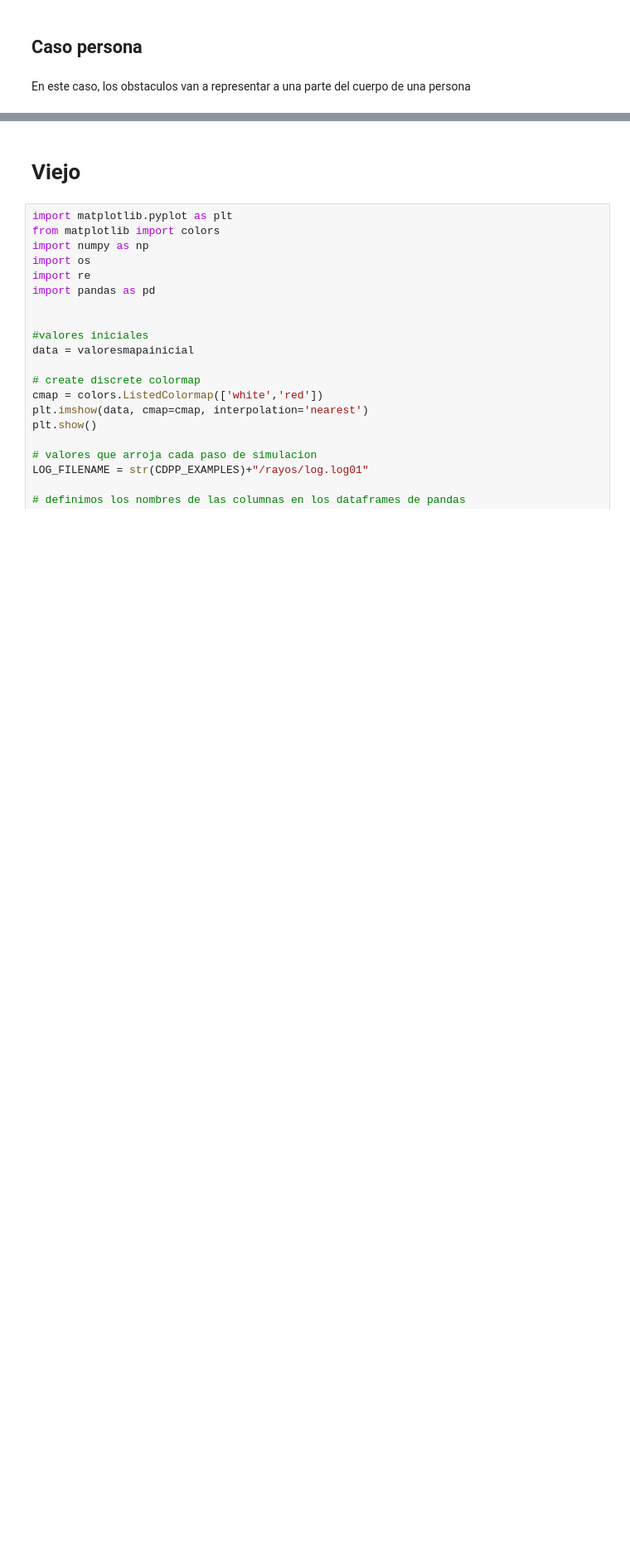
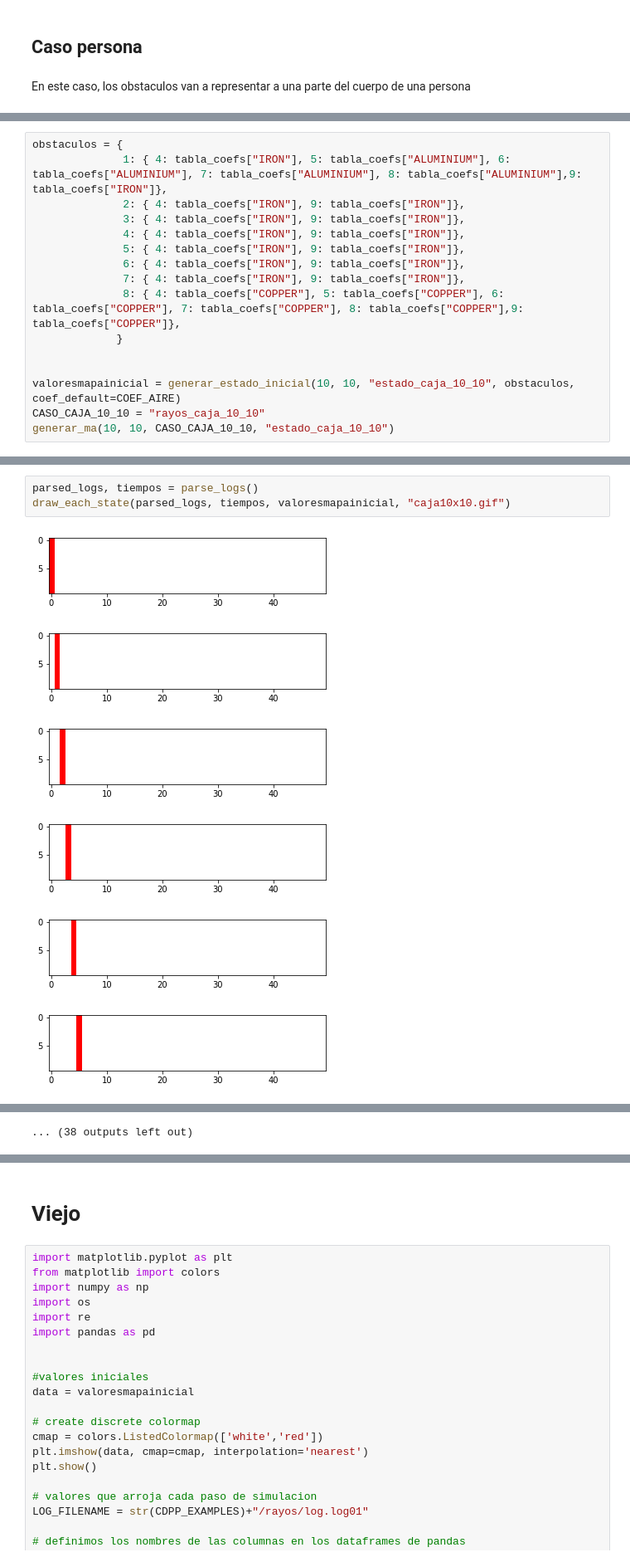
Before and after one commit to giselabelen/SED2021, a Jupyter notebook: TP2/TP2_ModeloConceptual.ipynb, the cells around one changed output, grey strips where cells are left out. Shown: that part at 83% size. Cells and saved outputs as stored; diff of their text form; blank space fills up the shorter version.

```diff
--- a/TP2/TP2_ModeloConceptual.ipynb
+++ b/TP2/TP2_ModeloConceptual.ipynb
@@ -511,0 +707,16 @@ En este caso, los obstaculos van a representar a una parte del cuerpo de una per
+# %%
+obstaculos = {
+              1: { 4: tabla_coefs["IRON"], 5: tabla_coefs["ALUMINIUM"], 6: tabla_coefs["ALUMINIUM"], 7: tabla_coefs["ALUMINIUM"], 8: tabla_coefs["ALUMINIUM"],9: tabla_coefs["IRON"]},
+              2: { 4: tabla_coefs["IRON"], 9: tabla_coefs["IRON"]},
+              3: { 4: tabla_coefs["IRON"], 9: tabla_coefs["IRON"]},
+              4: { 4: tabla_coefs["IRON"], 9: tabla_coefs["IRON"]},
+              5: { 4: tabla_coefs["IRON"], 9: tabla_coefs["IRON"]},
+              6: { 4: tabla_coefs["IRON"], 9: tabla_coefs["IRON"]},
+              7: { 4: tabla_coefs["IRON"], 9: tabla_coefs["IRON"]},
+              8: { 4: tabla_coefs["COPPER"], 5: tabla_coefs["COPPER"], 6: tabla_coefs["COPPER"], 7: tabla_coefs["COPPER"], 8: tabla_coefs["COPPER"],9: tabla_coefs["COPPER"]},
+             }
+
+
+valoresmapainicial = generar_estado_inicial(10, 10, "estado_caja_10_10", obstaculos, coef_default=COEF_AIRE)
+CASO_CAJA_10_10 = "rayos_caja_10_10"
+generar_ma(10, 10, CASO_CAJA_10_10, "estado_caja_10_10")
@@ -511,0 +755,10 @@ En este caso, los obstaculos van a representar a una parte del cuerpo de una per
+# %%
+parsed_logs, tiempos = parse_logs()
+draw_each_state(parsed_logs, tiempos, valoresmapainicial, "caja10x10.gif")
+# %% [output]
+[figure, added]
+[figure, added]
+[figure, added]
+[figure, added]
+[figure, added]
+[figure, added]
@@ -511,0 +771 @@ En este caso, los obstaculos van a representar a una parte del cuerpo de una per
+... (38 outputs left out)
```
Also changed, not shown: parts of 34 cells of this notebook.
